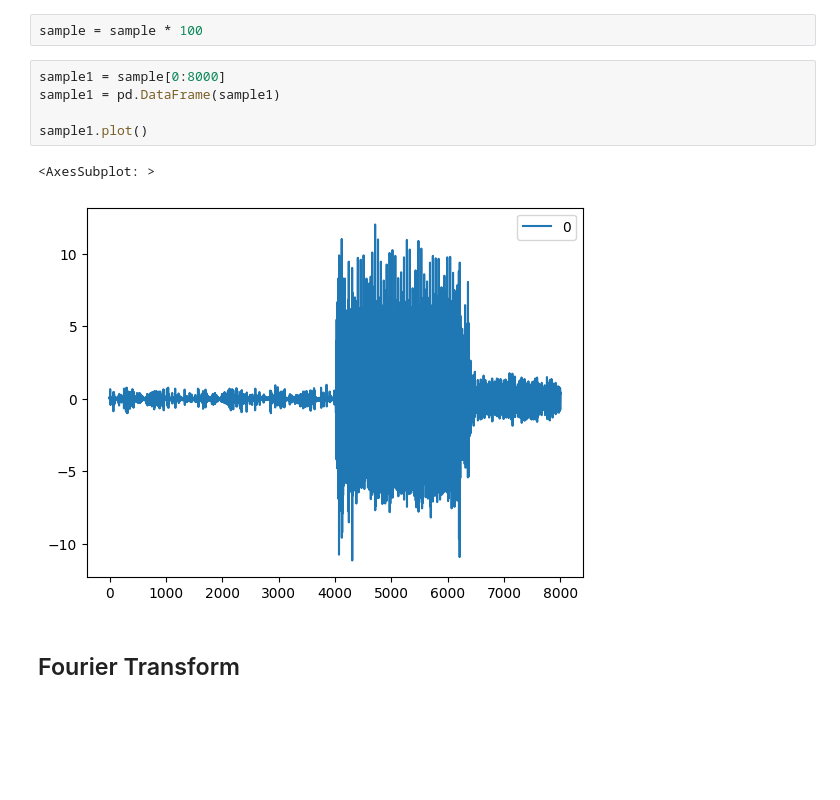
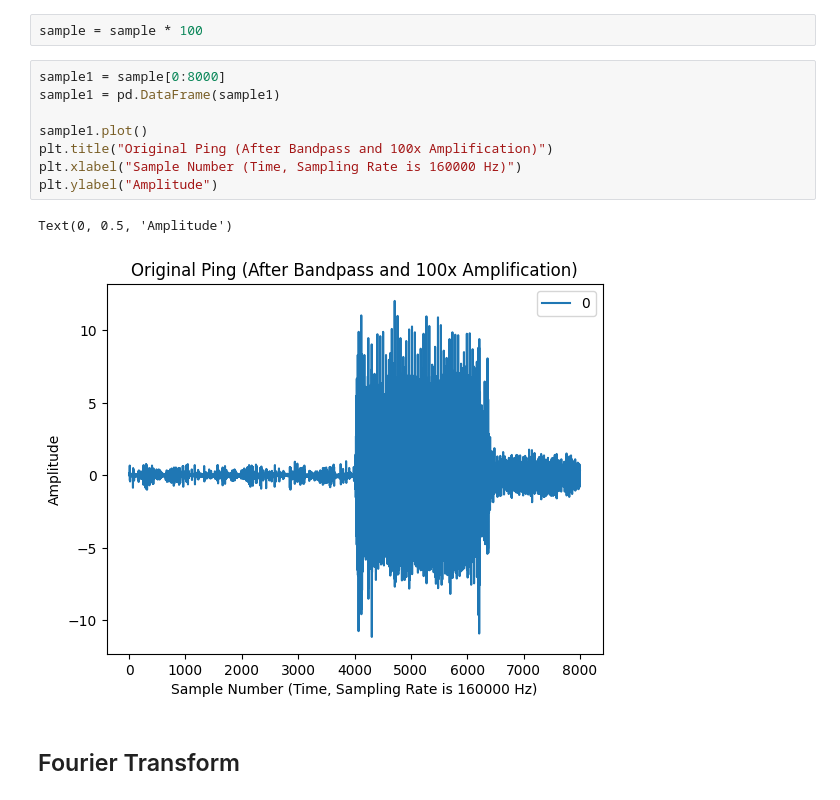
Before and after one commit to AdityaShelke29/robotics_club, a Jupyter notebook: sonar_work/edge_detection.ipynb, the cells around one changed output. Saved outputs shown, nothing was run; the diff lists cells and outputs as text; blank space fills up the shorter version.

```diff
--- a/sonar_work/edge_detection.ipynb
+++ b/sonar_work/edge_detection.ipynb
@@ -100,11 +100,14 @@ sample = sample * 100
 # %%
 sample1 = sample[0:8000]
 sample1 = pd.DataFrame(sample1)
 
 sample1.plot()
+plt.title("Original Ping (After Bandpass and 100x Amplification)")
+plt.xlabel("Sample Number (Time, Sampling Rate is 160000 Hz)")
+plt.ylabel("Amplitude")
 # %% [output]
-<AxesSubplot: >
+Text(0, 0.5, 'Amplitude')
-[figure, old version]
+[figure, new version]
 # %% [markdown]
 ## Fourier Transform
 # %%
```
Also changed, not shown: parts of 7 cells of this notebook.
